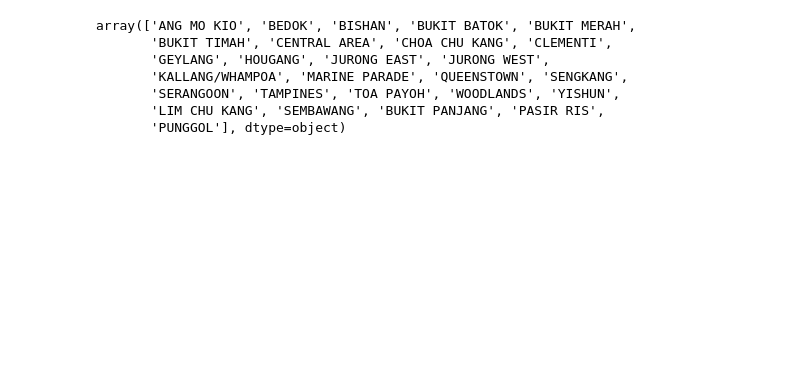
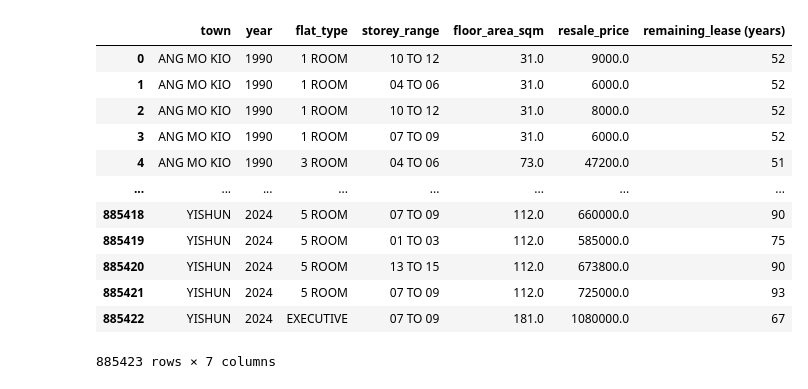
Before and after one commit to hendrikyong/hdb-resale-analysis-and-prediction, a Jupyter notebook: load-data.ipynb, the cells around one changed output. Cells and saved outputs as stored; diff of their text form; code cells hidden in the pictures; blank space fills up the shorter version.

```diff
--- a/load-data.ipynb
+++ b/load-data.ipynb
@@ -49,13 +32,0 @@ df
-# %%
-#first factor location
-#second factor number of rooms
-towns = df.town.unique()
-towns
-# %% [output]
-array(['ANG MO KIO', 'BEDOK', 'BISHAN', 'BUKIT BATOK', 'BUKIT MERAH',
-       'BUKIT TIMAH', 'CENTRAL AREA', 'CHOA CHU KANG', 'CLEMENTI',
-       'GEYLANG', 'HOUGANG', 'JURONG EAST', 'JURONG WEST',
-       'KALLANG/WHAMPOA', 'MARINE PARADE', 'QUEENSTOWN', 'SENGKANG',
-       'SERANGOON', 'TAMPINES', 'TOA PAYOH', 'WOODLANDS', 'YISHUN',
-       'LIM CHU KANG', 'SEMBAWANG', 'BUKIT PANJANG', 'PASIR RIS',
-       'PUNGGOL'], dtype=object)
@@ -61,0 +36,18 @@ array(['ANG MO KIO', 'BEDOK', 'BISHAN', 'BUKIT BATOK', 'BUKIT MERAH',
+# %%
+order = ['town','year','flat_type','storey_range','floor_area_sqm','resale_price','remaining_lease (years)']
+df = df.reindex(columns=order)
+df
+# %% [output]
+|  | town | year | flat_type | storey_range | floor_area_sqm | resale_price | remaining_lease (years) |
+| 0 | ANG MO KIO | 1990 | 1 ROOM | 10 TO 12 | 31.0 | 9000.0 | 52 |
+| 1 | ANG MO KIO | 1990 | 1 ROOM | 04 TO 06 | 31.0 | 6000.0 | 52 |
+| 2 | ANG MO KIO | 1990 | 1 ROOM | 10 TO 12 | 31.0 | 8000.0 | 52 |
+| 3 | ANG MO KIO | 1990 | 1 ROOM | 07 TO 09 | 31.0 | 6000.0 | 52 |
+| 4 | ANG MO KIO | 1990 | 3 ROOM | 04 TO 06 | 73.0 | 47200.0 | 51 |
+| ... | ... | ... | ... | ... | ... | ... | ... |
+| 885418 | YISHUN | 2024 | 5 ROOM | 07 TO 09 | 112.0 | 660000.0 | 90 |
+| 885419 | YISHUN | 2024 | 5 ROOM | 01 TO 03 | 112.0 | 585000.0 | 75 |
+| 885420 | YISHUN | 2024 | 5 ROOM | 13 TO 15 | 112.0 | 673800.0 | 90 |
+| 885421 | YISHUN | 2024 | 5 ROOM | 07 TO 09 | 112.0 | 725000.0 | 93 |
+| 885422 | YISHUN | 2024 | EXECUTIVE | 07 TO 09 | 181.0 | 1080000.0 | 67 |
+885423 rows × 7 columns
```
Also changed, not shown: parts of 4 cells of this notebook.
